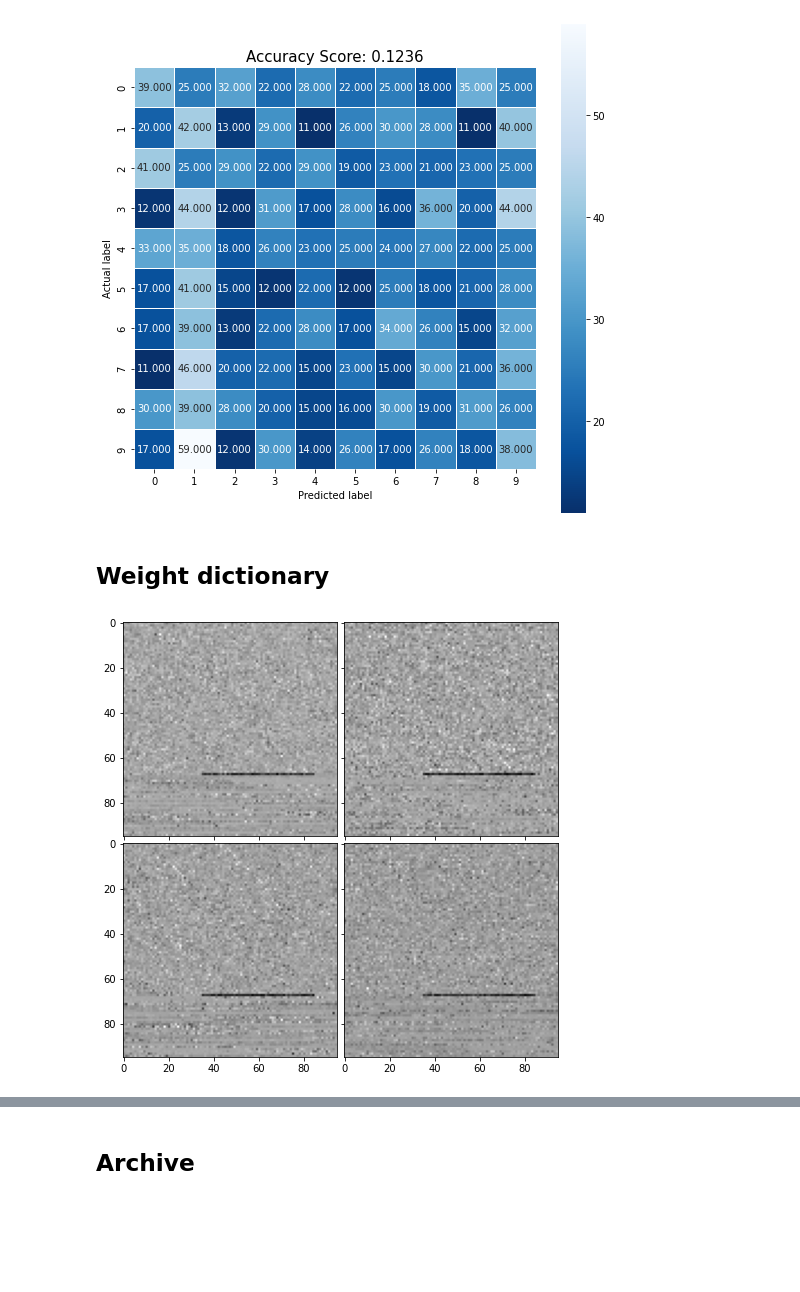
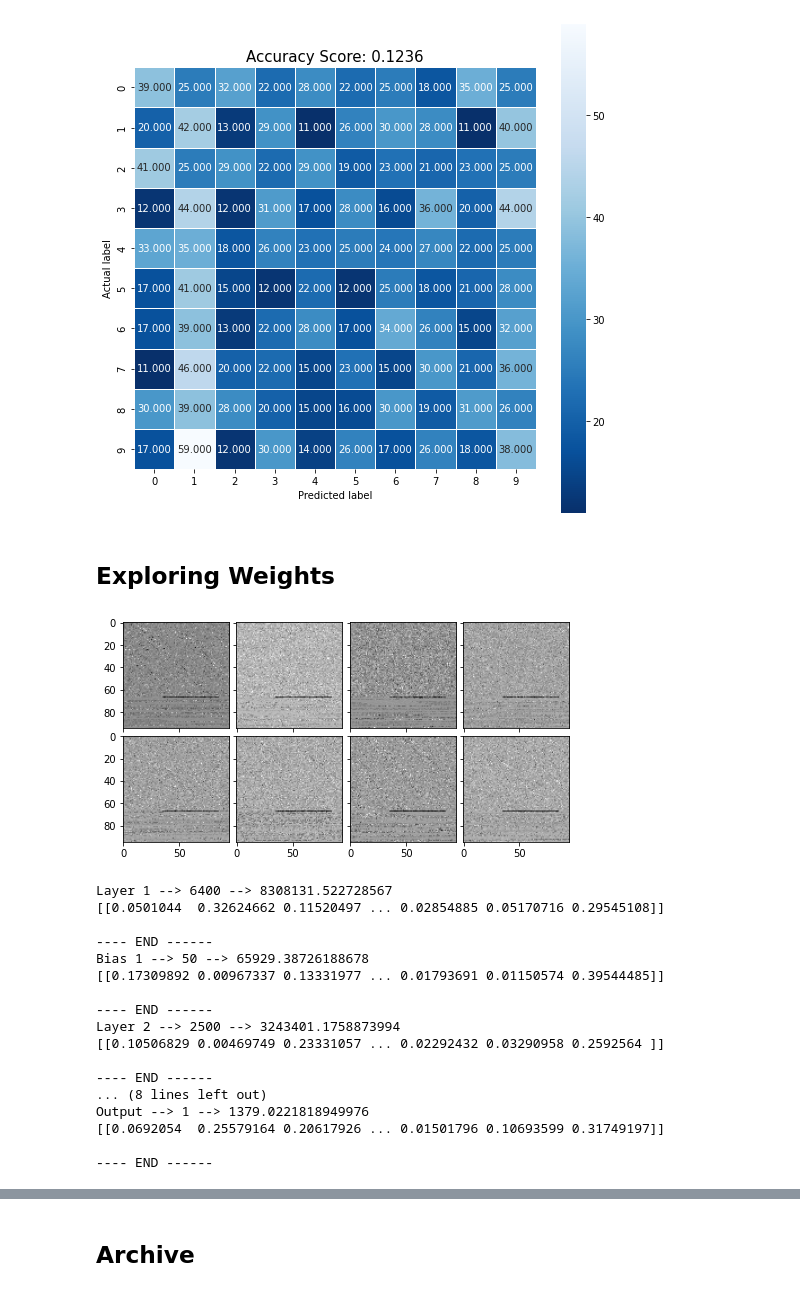
Before and after one commit to CadmusFlux/Implicit_neural_representation, a Jupyter notebook: visualisation.ipynb, the cells around one changed output, grey strips where cells are left out. Cells and saved outputs as stored; diff of their text form; code cells hidden in the pictures; blank space fills up the shorter version.

```diff
--- a/visualisation.ipynb
+++ b/visualisation.ipynb
@@ -130,0 +146,20 @@ for a,b in it.combinations(np.arange(10), 2):
+# %%
+# lo = 3050
+
+# while lo <9051:
+
+layers = [0,6400,6450,8950,9000,9050,9051]
+images_layers = []
+fig, axes = plt.subplots(nrows=2, ncols=3, figsize=(20,20))
+
+for lo in range(len(layers)-3):
+
+    for a,b in it.combinations(np.arange(2), 2):
+
+        print("Plot for {0}-{1}".format(layers[lo],layers[lo+1]))
+        ws,ts = plot_umaps(weights_array[:,layers[lo]:layers[lo+1]],targets,np.array([a,b]))
+        embedding = reducer.fit_transform(ws)
+
+        plt.scatter(embedding[:, 0], embedding[:, 1], c=ts, cmap='Spectral', s=10)
+
+    # lo += 50
@@ -131,3 +181,18 @@ for a,b in it.combinations(np.arange(10), 2):
+# %%
+fig = plt.figure(figsize=(8., 8.))
+grid = ImageGrid(fig, 111,  # similar to subplot(111)
+                 nrows_ncols=(2,3),  # creates 2x2 grid of axes
+                 axes_pad=0.1,  # pad between axes in inch.
+                 )
+# fig.add_collection(images_layers)
+# # for ax, im in zip(grid,random.sample( range(0, 10000), 4)):
+for ax, im in zip(grid,np.arange(len(images_layers))):
+    # Iterating over the grid returns the Axes.
+
+    ax.imshow(images_layers[im])
+    # fig.savefig(r"C:\Users\ayush\OneDrive\Desktop\UoE\Dissertation\Implicit Networks\plots\Observations\cifar_weights_plotted.pdf")
+    plt.title("Weights array plotted for image no {image_no}".format(image_no=im))
+plt.show()
 # %% [markdown]
 ## Classifier
 # %%
@@ -197,22 +267,26 @@ Test accuracy 0.1236 Train accuracy 0.7778666666666667
 (2500,) None
 0
 [figure]
-# %% [markdown]
-## Weight dictionary
+# %% [markdown]
+## Exploring Weights
+# %%
+index = np.where(targets == 0)[0][:4].tolist()
+index.extend(np.where(targets == 3)[0][:4].tolist())
 # %%
 fig = plt.figure(figsize=(8., 8.))
 grid = ImageGrid(fig, 111,  # similar to subplot(111)
-                 nrows_ncols=(2, 2),  # creates 2x2 grid of axes
+                 nrows_ncols=(2,4),  # creates 2x2 grid of axes
                  axes_pad=0.1,  # pad between axes in inch.
                  )
 
-for ax, im in zip(grid,random.sample(range(0, 10000), 4)):
+# for ax, im in zip(grid,random.sample( range(0, 10000), 4)):
+for ax, im in zip(grid,index):
     # Iterating over the grid returns the Axes.
 
     ax.imshow(weights_dict[str(im)][:9025].reshape(95,95),cmap = 'gray')
-    fig.savefig(r"C:\Users\ayush\OneDrive\Desktop\UoE\Dissertation\Implicit Networks\plots\Observations\cifar_weights_plotted.pdf")
+    # fig.savefig(r"C:\Users\ayush\OneDrive\Desktop\UoE\Dissertation\Implicit Networks\plots\Observations\cifar_weights_plotted.pdf")
     plt.title("Weights array plotted for image no {image_no}".format(image_no=im))
 plt.show()
 # %% [output]
-[figure, old version]
+[figure, new version]
 # %%
@@ -220,2 +294,30 @@ for x in np.where(targets==5)[0][1:]:
 
     print(np.linalg.norm(weights_dict['4'] - weights_dict[str((x))]))
+# %%
+layers = [0,6400,6450,8950,9000,9050,9051]
+l_names = ["Null","Layer 1","Bias 1","Layer 2","Bias 2","Layer 3","Output"]
+
+
+for i in range(1,len(layers)):
+    print(l_names[i],"-->",layers[i]-layers[i-1],"-->",np.abs(weights_array[layers[i-1]:layers[i]]).sum())
+    print(np.abs(weights_array[i-1:i]))
+    print("\n---- END ------")
+    # weights_array[layers[i-1]:layers[i]].sum()
+# %% [output]
+Layer 1 --> 6400 --> 8308131.522728567
+[[0.0501044  0.32624662 0.11520497 ... 0.02854885 0.05170716 0.29545108]]
+
+---- END ------
+Bias 1 --> 50 --> 65929.38726188678
+[[0.17309892 0.00967337 0.13331977 ... 0.01793691 0.01150574 0.39544485]]
+
+---- END ------
+Layer 2 --> 2500 --> 3243401.1758873994
+[[0.10506829 0.00469749 0.23331057 ... 0.02292432 0.03290958 0.2592564 ]]
+
+---- END ------
+... (8 lines left out)
+Output --> 1 --> 1379.0221818949976
+[[0.0692054  0.25579164 0.20617926 ... 0.01501796 0.10693599 0.31749197]]
+
+---- END ------
```
Also changed, not shown: parts of 17 cells of this notebook, 1 other file.
